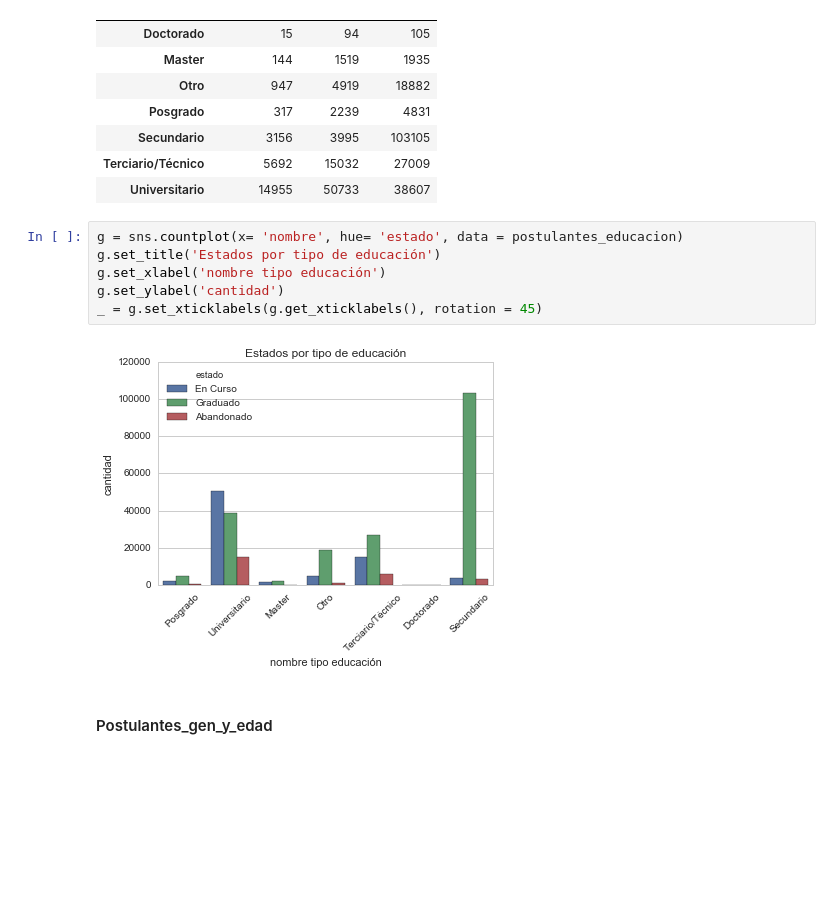
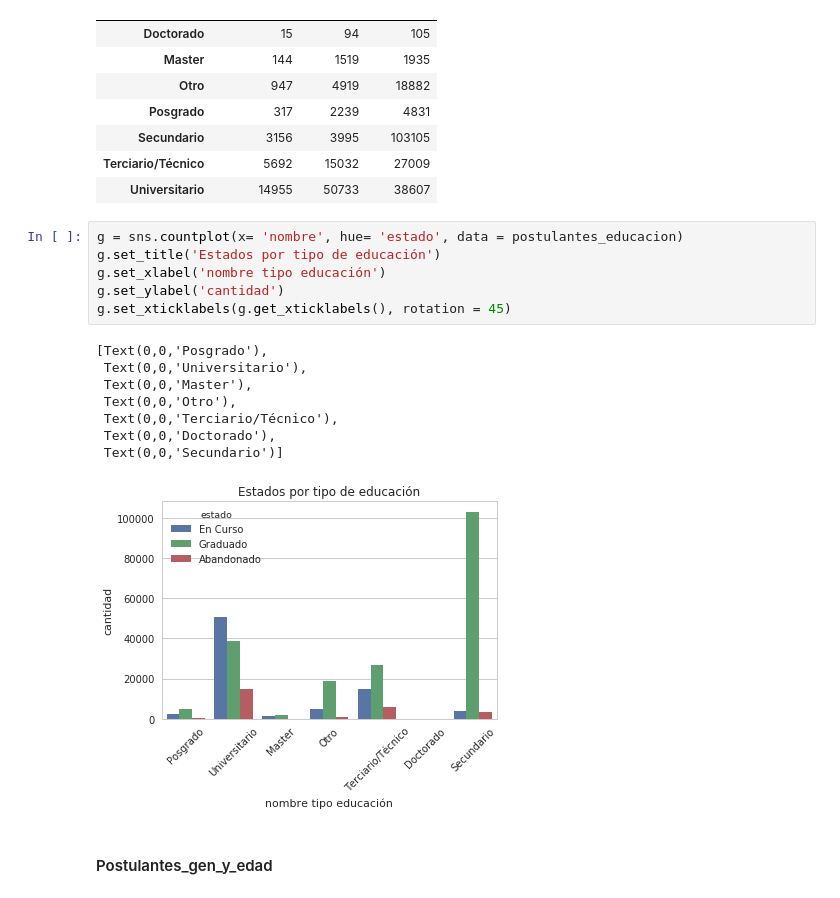
Before and after one commit to FrancoLiberali/tp1-orga-datos-1c2018, a Jupyter notebook: AnalisisExplorario.ipynb, the cells around one changed output. Saved outputs shown, nothing was run; the diff lists cells and outputs as text; blank space fills up the shorter version.

```diff
--- a/AnalisisExplorario.ipynb
+++ b/AnalisisExplorario.ipynb
@@ -112,11 +95,18 @@ pd.crosstab(postulantes_educacion.nombre, postulantes_educacion.estado)
 # %%
 g = sns.countplot(x= 'nombre', hue= 'estado', data = postulantes_educacion)
 g.set_title('Estados por tipo de educación')
 g.set_xlabel('nombre tipo educación')
 g.set_ylabel('cantidad')
-_ = g.set_xticklabels(g.get_xticklabels(), rotation = 45)
+g.set_xticklabels(g.get_xticklabels(), rotation = 45)
 # %% [output]
+[Text(0,0,'Posgrado'),
+ Text(0,0,'Universitario'),
+ Text(0,0,'Master'),
+ Text(0,0,'Otro'),
+ Text(0,0,'Terciario/Técnico'),
+ Text(0,0,'Doctorado'),
+ Text(0,0,'Secundario')]
-[figure, old version]
+[figure, new version]
 # %% [markdown]
 #### Postulantes_gen_y_edad
 # %%
```
Also changed, not shown: parts of 43 cells of this notebook.
